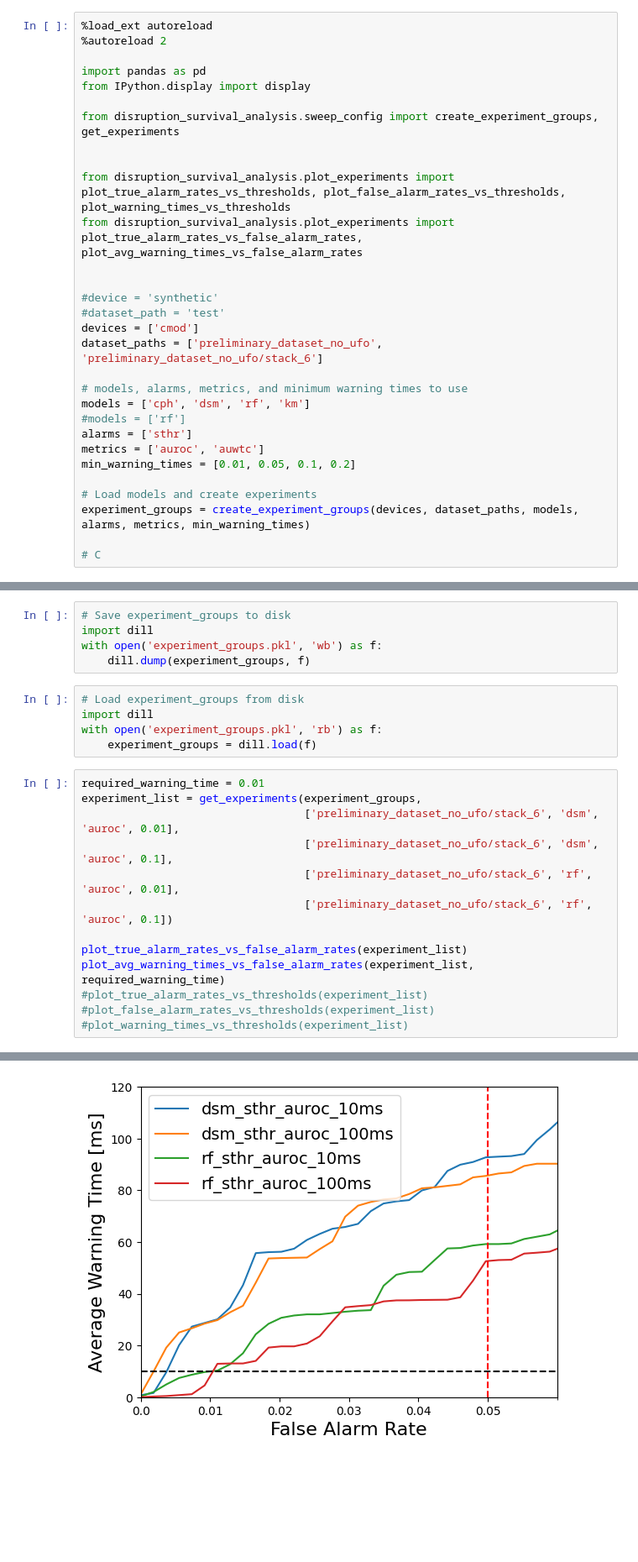
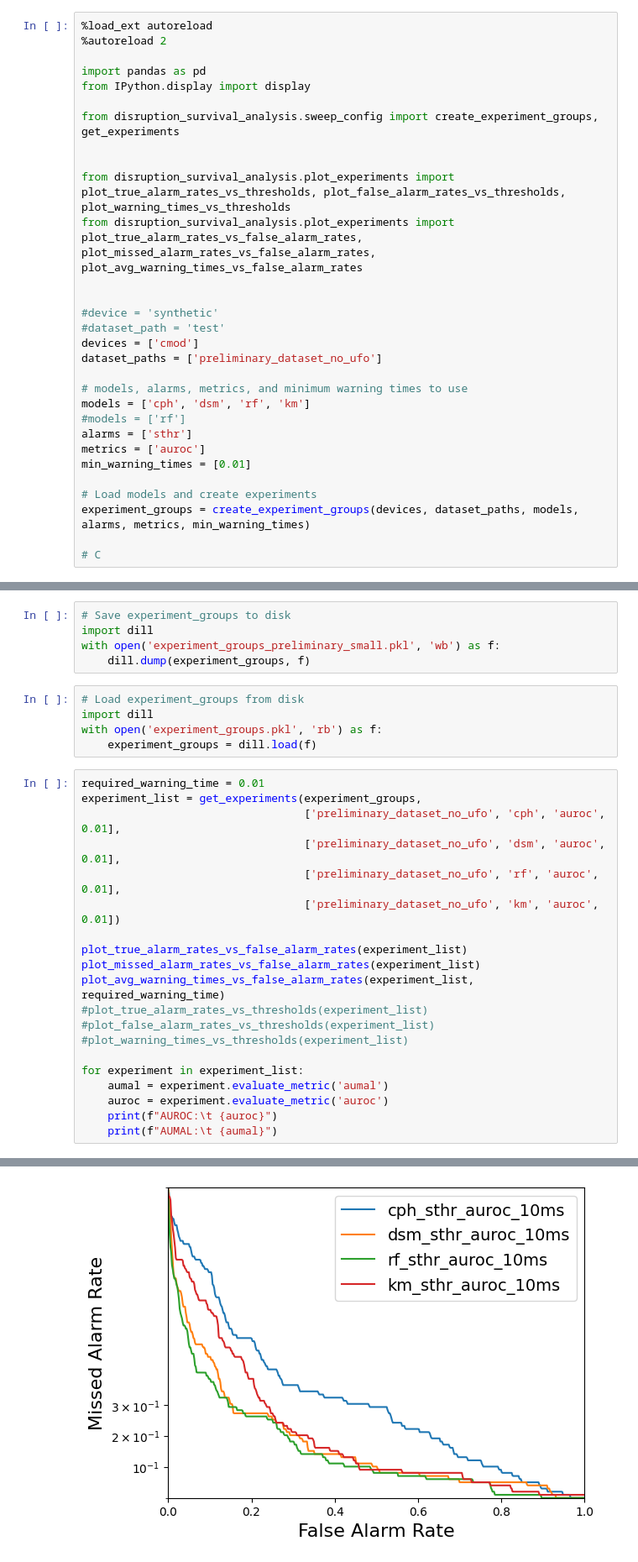
Before and after one commit to MIT-PSFC/disruption-survival-analysis, a Jupyter notebook: Run Experiments.ipynb, the cells around one changed output, grey strips where cells are left out. Shown at 84% size. Drawn from its saved outputs; the diff is of its cells as text; blank space fills up the shorter version.

```diff
--- a/Run Experiments.ipynb
+++ b/Run Experiments.ipynb
@@ -9,20 +9,20 @@ from disruption_survival_analysis.sweep_config import create_experiment_groups,
 
 
 from disruption_survival_analysis.plot_experiments import plot_true_alarm_rates_vs_thresholds, plot_false_alarm_rates_vs_thresholds, plot_warning_times_vs_thresholds
-from disruption_survival_analysis.plot_experiments import plot_true_alarm_rates_vs_false_alarm_rates, plot_avg_warning_times_vs_false_alarm_rates
+from disruption_survival_analysis.plot_experiments import plot_true_alarm_rates_vs_false_alarm_rates, plot_missed_alarm_rates_vs_false_alarm_rates, plot_avg_warning_times_vs_false_alarm_rates
 
 
 #device = 'synthetic'
 #dataset_path = 'test'
 devices = ['cmod']
-dataset_paths = ['preliminary_dataset_no_ufo', 'preliminary_dataset_no_ufo/stack_6']
+dataset_paths = ['preliminary_dataset_no_ufo']
 
 # models, alarms, metrics, and minimum warning times to use
 models = ['cph', 'dsm', 'rf', 'km']
 #models = ['rf']
 alarms = ['sthr']
-metrics = ['auroc', 'auwtc']
-min_warning_times = [0.01, 0.05, 0.1, 0.2]
+metrics = ['auroc']
+min_warning_times = [0.01]
 
 # Load models and create experiments
 experiment_groups = create_experiment_groups(devices, dataset_paths, models, alarms, metrics, min_warning_times)
@@ -59,7 +62,7 @@ plot_true_alarm_rates_vs_false_alarm_rates(experiment_list)
 # %%
 # Save experiment_groups to disk
 import dill
-with open('experiment_groups.pkl', 'wb') as f:
+with open('experiment_groups_preliminary_small.pkl', 'wb') as f:
     dill.dump(experiment_groups, f)
 # %%
 # Load experiment_groups from disk
@@ -69,14 +72,21 @@ with open('experiment_groups.pkl', 'rb') as f:
 # %%
 required_warning_time = 0.01
 experiment_list = get_experiments(experiment_groups,
-                                  ['preliminary_dataset_no_ufo/stack_6', 'dsm', 'auroc', 0.01],
-                                  ['preliminary_dataset_no_ufo/stack_6', 'dsm', 'auroc', 0.1],
-                                  ['preliminary_dataset_no_ufo/stack_6', 'rf', 'auroc', 0.01],
-                                  ['preliminary_dataset_no_ufo/stack_6', 'rf', 'auroc', 0.1])
+                                  ['preliminary_dataset_no_ufo', 'cph', 'auroc', 0.01],
+                                  ['preliminary_dataset_no_ufo', 'dsm', 'auroc', 0.01],
+                                  ['preliminary_dataset_no_ufo', 'rf', 'auroc', 0.01],
+                                  ['preliminary_dataset_no_ufo', 'km', 'auroc', 0.01])
 
 plot_true_alarm_rates_vs_false_alarm_rates(experiment_list)
+plot_missed_alarm_rates_vs_false_alarm_rates(experiment_list)
 plot_avg_warning_times_vs_false_alarm_rates(experiment_list, required_warning_time)
 #plot_true_alarm_rates_vs_thresholds(experiment_list)
 #plot_false_alarm_rates_vs_thresholds(experiment_list)
 #plot_warning_times_vs_thresholds(experiment_list)
+
+for experiment in experiment_list:
+    aumal = experiment.evaluate_metric('aumal')
+    auroc = experiment.evaluate_metric('auroc')
+    print(f"AUROC:\t {auroc}")
+    print(f"AUMAL:\t {aumal}")
 # %% [output]
@@ -84 +94 @@ plot_avg_warning_times_vs_false_alarm_rates(experiment_list, required_warning_ti
-[figure, old version]
+[figure, new version]
```
Also changed, not shown: parts of 3 cells of this notebook, 3 other files.
